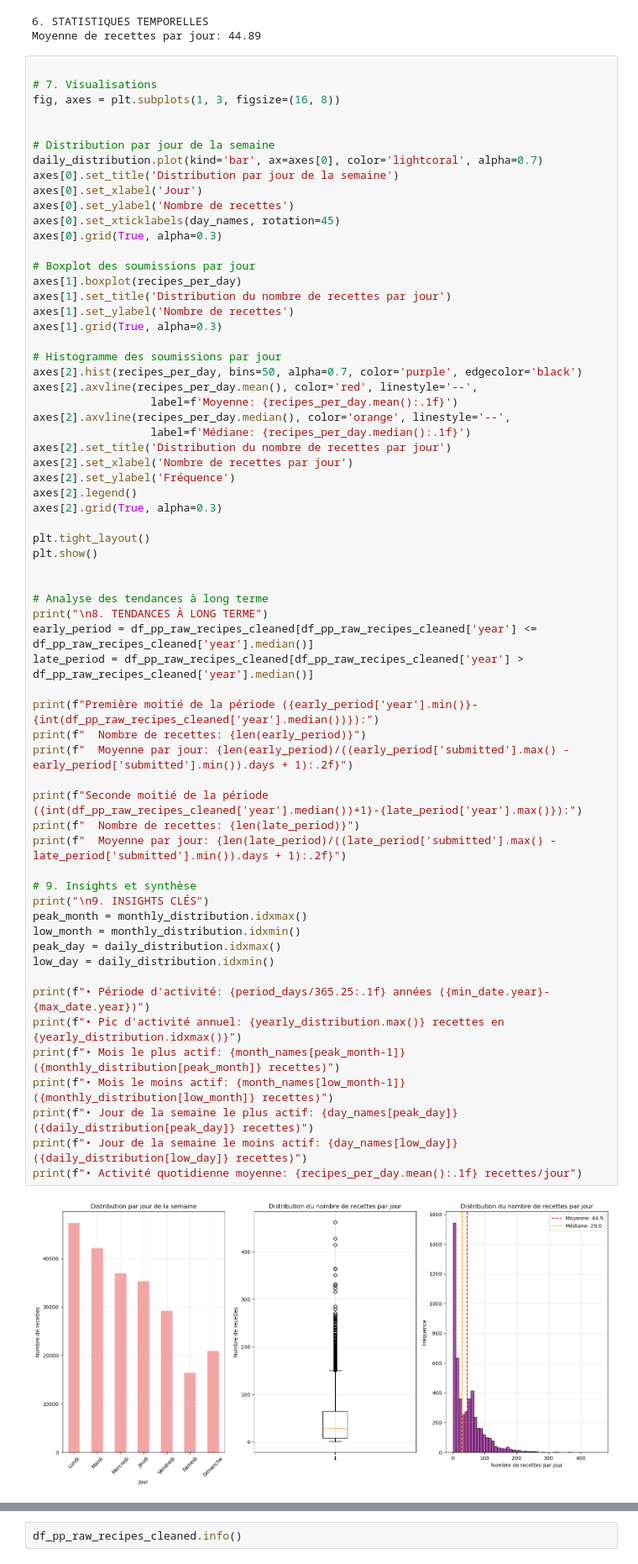
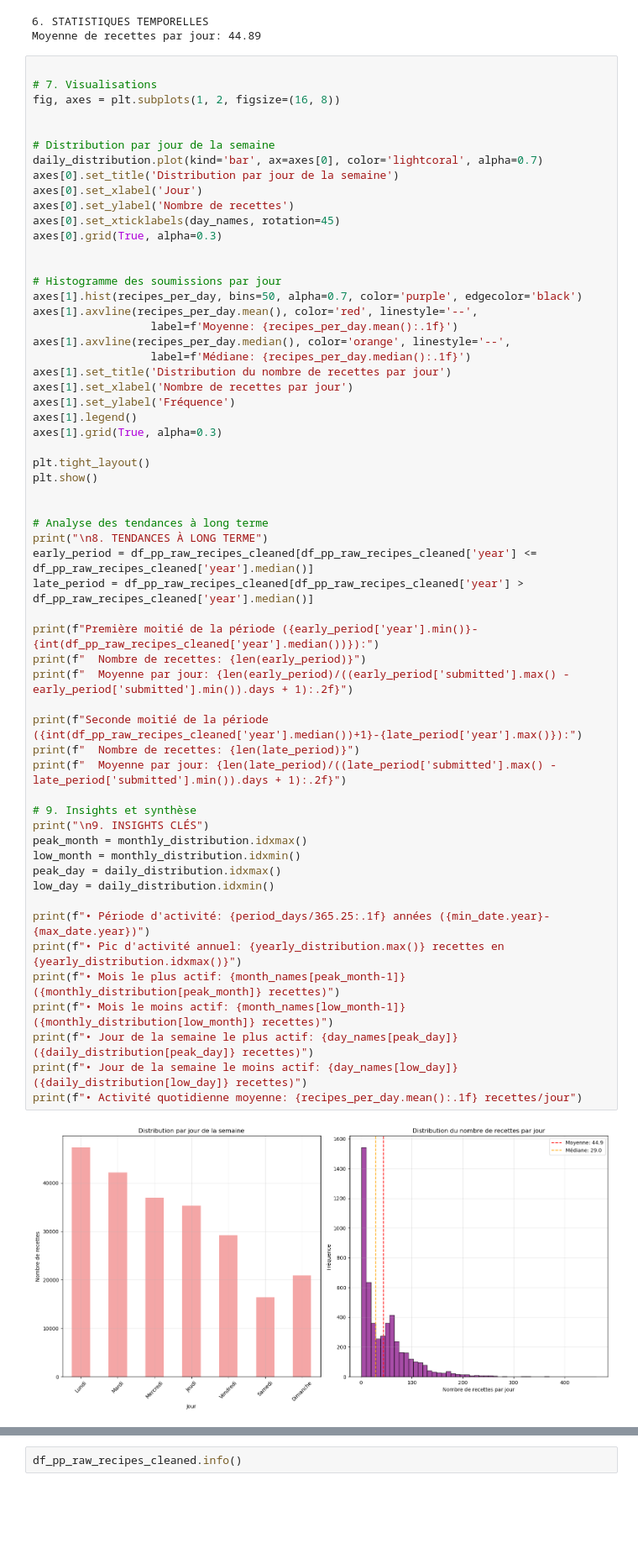
Before and after one commit to DjNaGuRo/MangeTaMain, a Jupyter notebook: MangeTaMain.ipynb, the cells around one changed output, grey strips where cells are left out. Shown at 84% size. Drawn from its saved outputs; the diff is of its cells as text; blank space fills up the shorter version.

```diff
--- a/MangeTaMain.ipynb
+++ b/MangeTaMain.ipynb
@@ -1128,7 +1118,7 @@ Moyenne de recettes par jour: 44.89
 # %%
 
 # 7. Visualisations
-fig, axes = plt.subplots(1, 3, figsize=(16, 8))
+fig, axes = plt.subplots(1, 2, figsize=(16, 8))
 
 
 # Distribution par jour de la semaine
@@ -1139,57 +1129,52 @@ axes[0].set_ylabel('Nombre de recettes')
 axes[0].set_xticklabels(day_names, rotation=45)
 axes[0].grid(True, alpha=0.3)
 
-# Boxplot des soumissions par jour
-axes[1].boxplot(recipes_per_day)
-axes[1].set_title('Distribution du nombre de recettes par jour')
-axes[1].set_ylabel('Nombre de recettes')
-axes[1].grid(True, alpha=0.3)
 
 # Histogramme des soumissions par jour
-axes[2].hist(recipes_per_day, bins=50, alpha=0.7, color='purple', edgecolor='black')
-axes[2].axvline(recipes_per_day.mean(), color='red', linestyle='--',
+axes[1].hist(recipes_per_day, bins=50, alpha=0.7, color='purple', edgecolor='black')
+axes[1].axvline(recipes_per_day.mean(), color='red', linestyle='--',
                   label=f'Moyenne: {recipes_per_day.mean():.1f}')
-axes[2].axvline(recipes_per_day.median(), color='orange', linestyle='--',
+axes[1].axvline(recipes_per_day.median(), color='orange', linestyle='--',
                   label=f'Médiane: {recipes_per_day.median():.1f}')
-axes[2].set_title('Distribution du nombre de recettes par jour')
-axes[2].set_xlabel('Nombre de recettes par jour')
-axes[2].set_ylabel('Fréquence')
-axes[2].legend()
-axes[2].grid(True, alpha=0.3)
+axes[1].set_title('Distribution du nombre de recettes par jour')
+axes[1].set_xlabel('Nombre de recettes par jour')
+axes[1].set_ylabel('Fréquence')
+axes[1].legend()
+axes[1].grid(True, alpha=0.3)
 
 plt.tight_layout()
 plt.show()
 
 
 # Analyse des tendances à long terme
 print("\n8. TENDANCES À LONG TERME")
 early_period = df_pp_raw_recipes_cleaned[df_pp_raw_recipes_cleaned['year'] <= df_pp_raw_recipes_cleaned['year'].median()]
 late_period = df_pp_raw_recipes_cleaned[df_pp_raw_recipes_cleaned['year'] > df_pp_raw_recipes_cleaned['year'].median()]
 
 print(f"Première moitié de la période ({early_period['year'].min()}-{int(df_pp_raw_recipes_cleaned['year'].median())}):")
 print(f"  Nombre de recettes: {len(early_period)}")
 print(f"  Moyenne par jour: {len(early_period)/((early_period['submitted'].max() - early_period['submitted'].min()).days + 1):.2f}")
 
 print(f"Seconde moitié de la période ({int(df_pp_raw_recipes_cleaned['year'].median())+1}-{late_period['year'].max()}):")
 print(f"  Nombre de recettes: {len(late_period)}")
 print(f"  Moyenne par jour: {len(late_period)/((late_period['submitted'].max() - late_period['submitted'].min()).days + 1):.2f}")
 
 # 9. Insights et synthèse
 print("\n9. INSIGHTS CLÉS")
 peak_month = monthly_distribution.idxmax()
 low_month = monthly_distribution.idxmin()
 peak_day = daily_distribution.idxmax()
 low_day = daily_distribution.idxmin()
 
 print(f"• Période d'activité: {period_days/365.25:.1f} années ({min_date.year}-{max_date.year})")
 print(f"• Pic d'activité annuel: {yearly_distribution.max()} recettes en {yearly_distribution.idxmax()}")
 print(f"• Mois le plus actif: {month_names[peak_month-1]} ({monthly_distribution[peak_month]} recettes)")
 print(f"• Mois le moins actif: {month_names[low_month-1]} ({monthly_distribution[low_month]} recettes)")
 print(f"• Jour de la semaine le plus actif: {day_names[peak_day]} ({daily_distribution[peak_day]} recettes)")
 print(f"• Jour de la semaine le moins actif: {day_names[low_day]} ({daily_distribution[low_day]} recettes)")
 print(f"• Activité quotidienne moyenne: {recipes_per_day.mean():.1f} recettes/jour")
 # %% [output]
-[figure, old version]
+[figure, new version]
 8. TENDANCES À LONG TERME
 Première moitié de la période (1999-2007):
   Nombre de recettes: 145262
```
Also changed, not shown: parts of 1 cell of this notebook.
